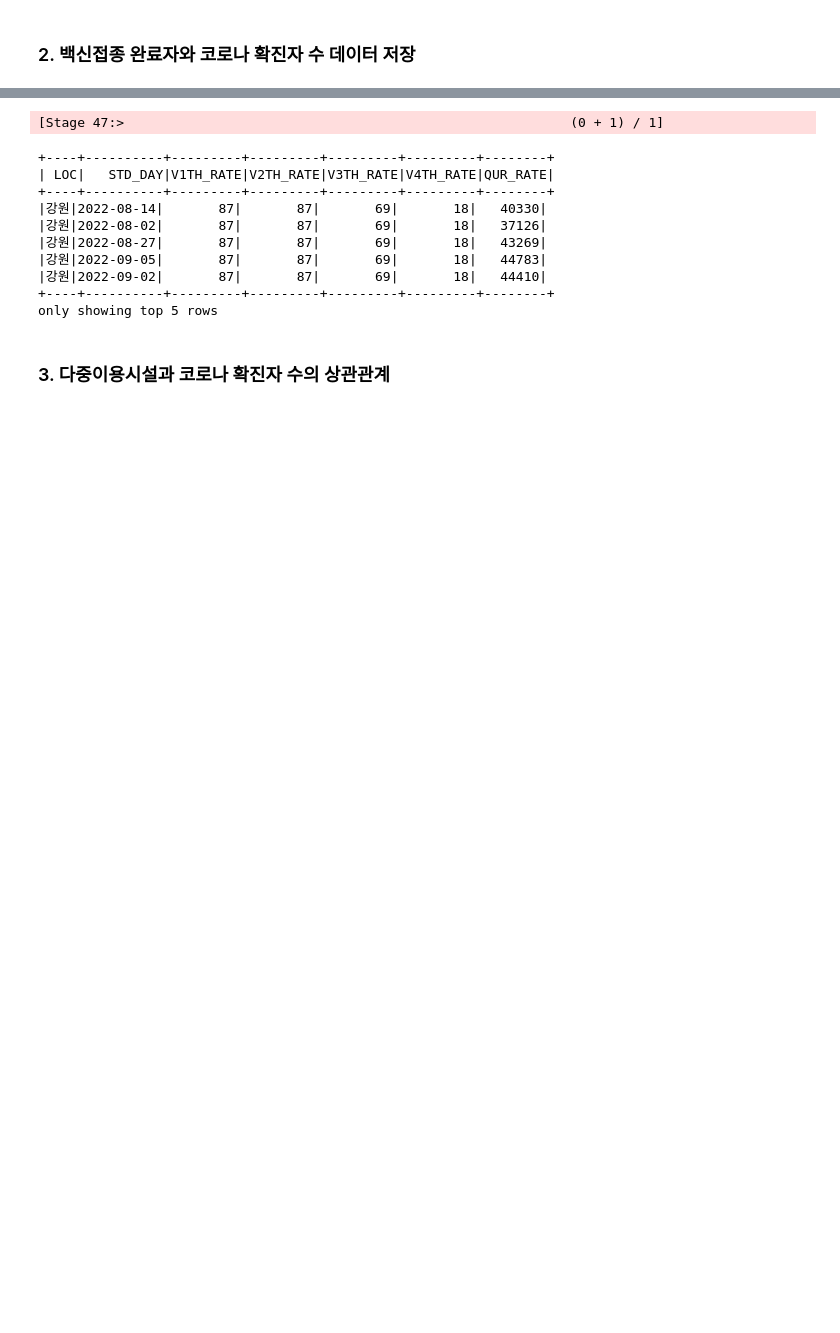
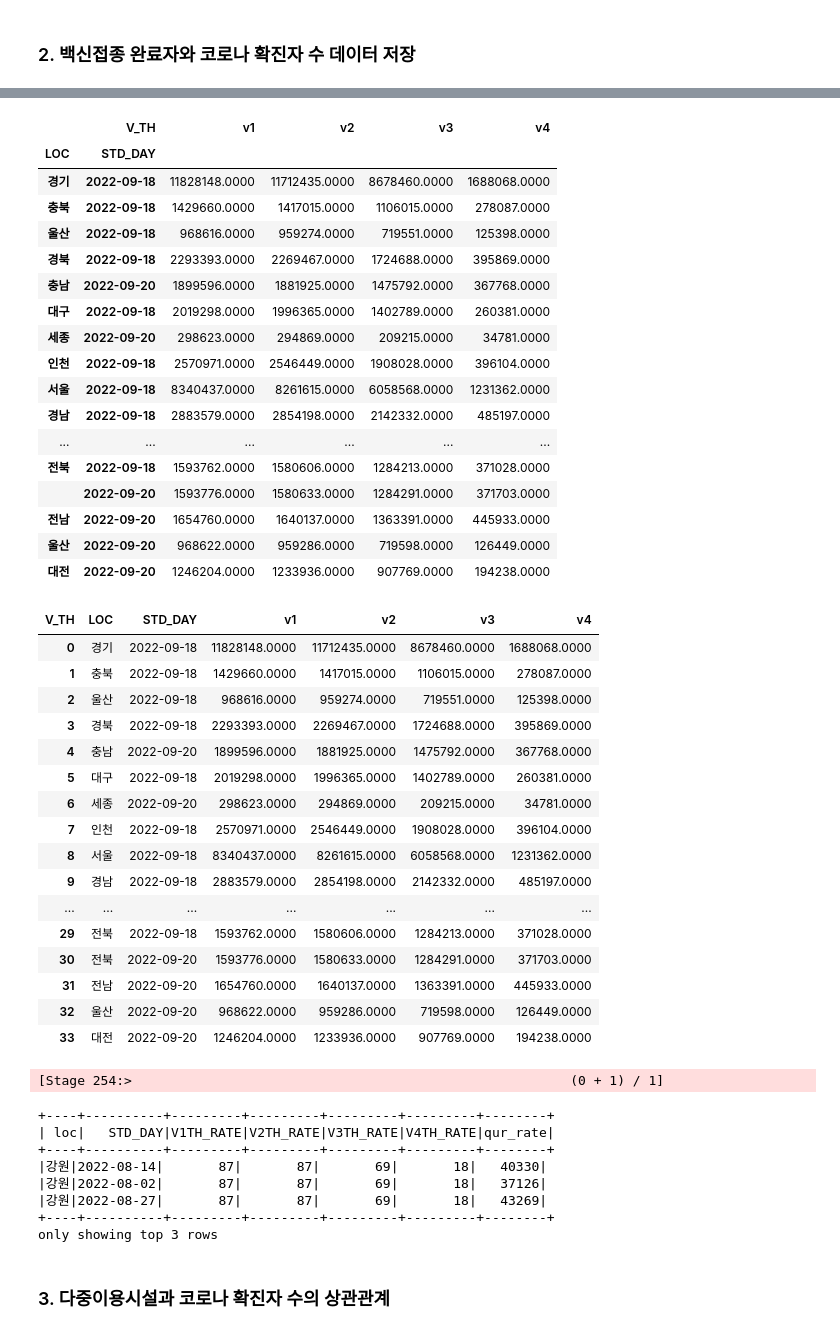
Before and after one commit to Beigee/DE, a Jupyter notebook: spark/16_Load_DM.ipynb, the cells around one changed output, grey strips where cells are left out. Drawn from its saved outputs; the diff is of its cells as text; code cells hidden in the pictures; blank space fills up the shorter version.

```diff
--- a/spark/16_Load_DM.ipynb
+++ b/spark/16_Load_DM.ipynb
@@ -59,10 +59,10 @@ JDBC_DM= {
 # %% [markdown]
 ### 1. 지역별 단위면적(km)당 인구수와 코로나 확진자 수 데이터 저장
 # %%
-popu = spark.read.jdbc(url=JDBC_DW['url'], table='loc', properties=JDBC_DW['props'])
-patients = spark.read.jdbc(url=JDBC_DW['url'], table='corona_patients', properties=JDBC_DW['props'])
+popu = spark.read.jdbc(url=JDBC_DW['url'],table='loc',properties=JDBC_DW['props'])
+popu.show(3)
 
-popu.show(3)
+patients = spark.read.jdbc(url=JDBC_DW['url'],table='CORONA_PATIENTS',properties=JDBC_DW['props'])
 patients.show(3)
 # %% [output]
 +----+----+----------+------------+
@@ -169,25 +130,64 @@ only showing top 5 rows
 # %%
+pd_vaccine = vaccine.to_pandas_on_spark()
+pd_vaccine = pd_vaccine.pivot_table(index=['LOC','STD_DAY'],columns='V_TH',values='V_CNT')
+pd_vaccine
+pd_vaccine = pd_vaccine.reset_index()
+pd_vaccine
+tmp = pd_vaccine.to_spark()
+
 vac_rate = tmp.join(popu, on='LOC') \
                     .join(patients, on='LOC') \
-                    .select('LOC', patients.STD_DAY
-                               ,ceil(col('v1')/col('population') * 100).alias('V1TH_RATE')
-                                ,ceil(col('v2')/col('population') * 100).alias('V2TH_RATE')
-                                ,ceil(col('v3')/col('population') * 100).alias('V3TH_RATE')
-                                ,ceil(col('v4')/col('population') * 100).alias('V4TH_RATE')
-                                , 'QUR_RATE'
-                               )
+                        .select('loc', patients.STD_DAY
+                               ,ceil(col('v1')/col('population')*100).alias('V1TH_RATE')
+                               ,ceil(col('v2')/col('population')*100).alias('V2TH_RATE')
+                               ,ceil(col('v3')/col('population')*100).alias('V3TH_RATE')
+                               ,ceil(col('v4')/col('population')*100).alias('V4TH_RATE')
+                               ,'qur_rate')
 
-vac_rate.show(5)
+vac_rate.show(3)
 # %% [output]
+|  | V_TH | v1 | v2 | v3 | v4 |
+| LOC | STD_DAY |  |  |  |  |
+| 경기 | 2022-09-18 | 11828148.0000 | 11712435.0000 | 8678460.0000 | 1688068.0000 |
+| 충북 | 2022-09-18 | 1429660.0000 | 1417015.0000 | 1106015.0000 | 278087.0000 |
+| 울산 | 2022-09-18 | 968616.0000 | 959274.0000 | 719551.0000 | 125398.0000 |
+| 경북 | 2022-09-18 | 2293393.0000 | 2269467.0000 | 1724688.0000 | 395869.0000 |
+| 충남 | 2022-09-20 | 1899596.0000 | 1881925.0000 | 1475792.0000 | 367768.0000 |
+| 대구 | 2022-09-18 | 2019298.0000 | 1996365.0000 | 1402789.0000 | 260381.0000 |
+| 세종 | 2022-09-20 | 298623.0000 | 294869.0000 | 209215.0000 | 34781.0000 |
+| 인천 | 2022-09-18 | 2570971.0000 | 2546449.0000 | 1908028.0000 | 396104.0000 |
+| 서울 | 2022-09-18 | 8340437.0000 | 8261615.0000 | 6058568.0000 | 1231362.0000 |
+| 경남 | 2022-09-18 | 2883579.0000 | 2854198.0000 | 2142332.0000 | 485197.0000 |
+| ... | ... | ... | ... | ... | ... |
+| 전북 | 2022-09-18 | 1593762.0000 | 1580606.0000 | 1284213.0000 | 371028.0000 |
+|  | 2022-09-20 | 1593776.0000 | 1580633.0000 | 1284291.0000 | 371703.0000 |
+| 전남 | 2022-09-20 | 1654760.0000 | 1640137.0000 | 1363391.0000 | 445933.0000 |
+| 울산 | 2022-09-20 | 968622.0000 | 959286.0000 | 719598.0000 | 126449.0000 |
+| 대전 | 2022-09-20 | 1246204.0000 | 1233936.0000 | 907769.0000 | 194238.0000 |
+| V_TH | LOC | STD_DAY | v1 | v2 | v3 | v4 |
+| 0 | 경기 | 2022-09-18 | 11828148.0000 | 11712435.0000 | 8678460.0000 | 1688068.0000 |
+| 1 | 충북 | 2022-09-18 | 1429660.0000 | 1417015.0000 | 1106015.0000 | 278087.0000 |
+| 2 | 울산 | 2022-09-18 | 968616.0000 | 959274.0000 | 719551.0000 | 125398.0000 |
+| 3 | 경북 | 2022-09-18 | 2293393.0000 | 2269467.0000 | 1724688.0000 | 395869.0000 |
+| 4 | 충남 | 2022-09-20 | 1899596.0000 | 1881925.0000 | 1475792.0000 | 367768.0000 |
+| 5 | 대구 | 2022-09-18 | 2019298.0000 | 1996365.0000 | 1402789.0000 | 260381.0000 |
+| 6 | 세종 | 2022-09-20 | 298623.0000 | 294869.0000 | 209215.0000 | 34781.0000 |
+| 7 | 인천 | 2022-09-18 | 2570971.0000 | 2546449.0000 | 1908028.0000 | 396104.0000 |
+| 8 | 서울 | 2022-09-18 | 8340437.0000 | 8261615.0000 | 6058568.0000 | 1231362.0000 |
+| 9 | 경남 | 2022-09-18 | 2883579.0000 | 2854198.0000 | 2142332.0000 | 485197.0000 |
+| ... | ... | ... | ... | ... | ... | ... |
+| 29 | 전북 | 2022-09-18 | 1593762.0000 | 1580606.0000 | 1284213.0000 | 371028.0000 |
+| 30 | 전북 | 2022-09-20 | 1593776.0000 | 1580633.0000 | 1284291.0000 | 371703.0000 |
+| 31 | 전남 | 2022-09-20 | 1654760.0000 | 1640137.0000 | 1363391.0000 | 445933.0000 |
+| 32 | 울산 | 2022-09-20 | 968622.0000 | 959286.0000 | 719598.0000 | 126449.0000 |
+| 33 | 대전 | 2022-09-20 | 1246204.0000 | 1233936.0000 | 907769.0000 | 194238.0000 |
-[Stage 47:>                                                         (0 + 1) / 1]
+[Stage 254:>                                                        (0 + 1) / 1]
 +----+----------+---------+---------+---------+---------+--------+
-| LOC|   STD_DAY|V1TH_RATE|V2TH_RATE|V3TH_RATE|V4TH_RATE|QUR_RATE|
+| loc|   STD_DAY|V1TH_RATE|V2TH_RATE|V3TH_RATE|V4TH_RATE|qur_rate|
 +----+----------+---------+---------+---------+---------+--------+
 |강원|2022-08-14|       87|       87|       69|       18|   40330|
 |강원|2022-08-02|       87|       87|       69|       18|   37126|
 |강원|2022-08-27|       87|       87|       69|       18|   43269|
-|강원|2022-09-05|       87|       87|       69|       18|   44783|
-|강원|2022-09-02|       87|       87|       69|       18|   44410|
 +----+----------+---------+---------+---------+---------+--------+
-only showing top 5 rows
+only showing top 3 rows
 # %%
```
Also changed, not shown: parts of 13 cells of this notebook, 44 other files.
